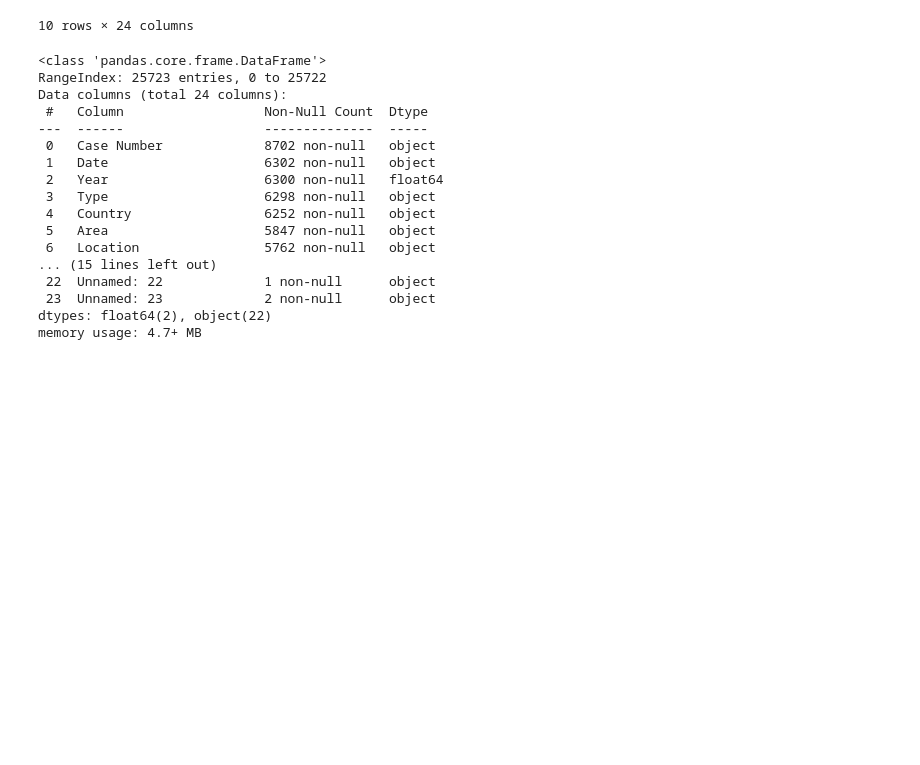
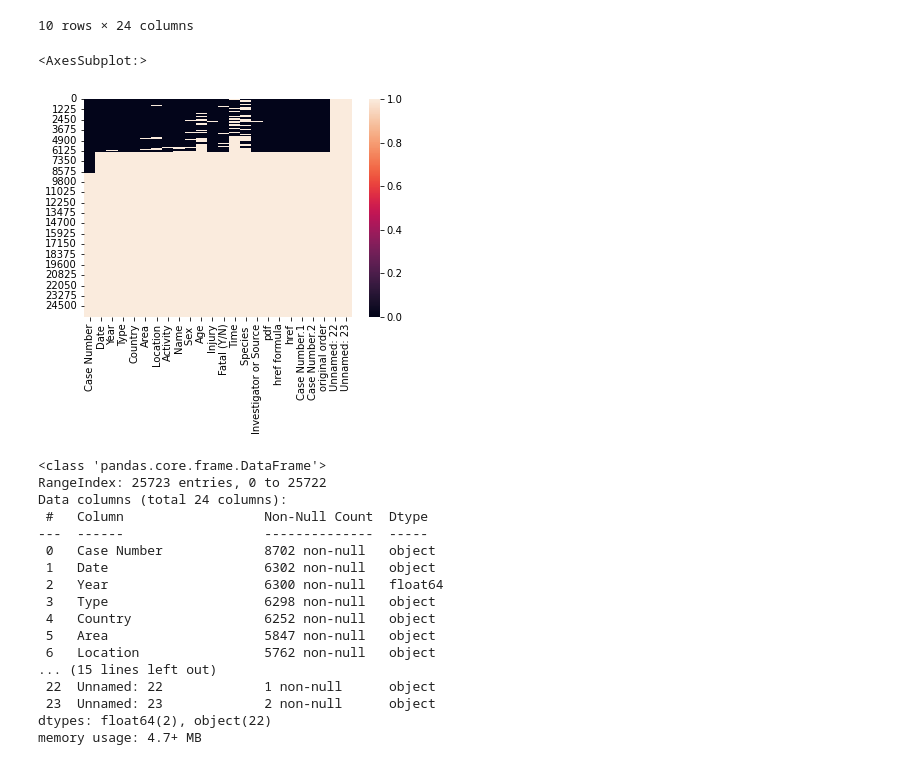
Before and after one commit to FlaviaLustosa/SharkAttack, a Jupyter notebook: SharkAttack-Flavia.ipynb, the cells around one changed output. Cells and saved outputs as stored; diff of their text form; code cells hidden in the pictures; blank space fills up the shorter version.

```diff
--- a/SharkAttack-Flavia.ipynb
+++ b/SharkAttack-Flavia.ipynb
@@ -36,6 +37,11 @@ SharkAttack.head(10) #visualização para conhecer um pouco os dados
 | 8 | 2018.05.26.b | 26-May-2018 | 2018.0 | Unprovoked | USA | Florida | Cocoa Beach, Brevard County | Walking | Cody High | M | ... |
 | 9 | 2018.05.26.a | 26-May-2018 | 2018.0 | Unprovoked | USA | Florida | Daytona Beach, Volusia County | Standing | male | M | ... |
 10 rows × 24 columns
+# %%
+sns.heatmap(SharkAttack.isnull())
+# %% [output]
+<AxesSubplot:>
+[figure, added]
 # %%
 SharkAttack.info() #Verifica quantidade de linha não nula em cada coluna e o tipo da coluna
 # %% [output]
```
Also changed, not shown: parts of 13 cells of this notebook, 2 other files.
